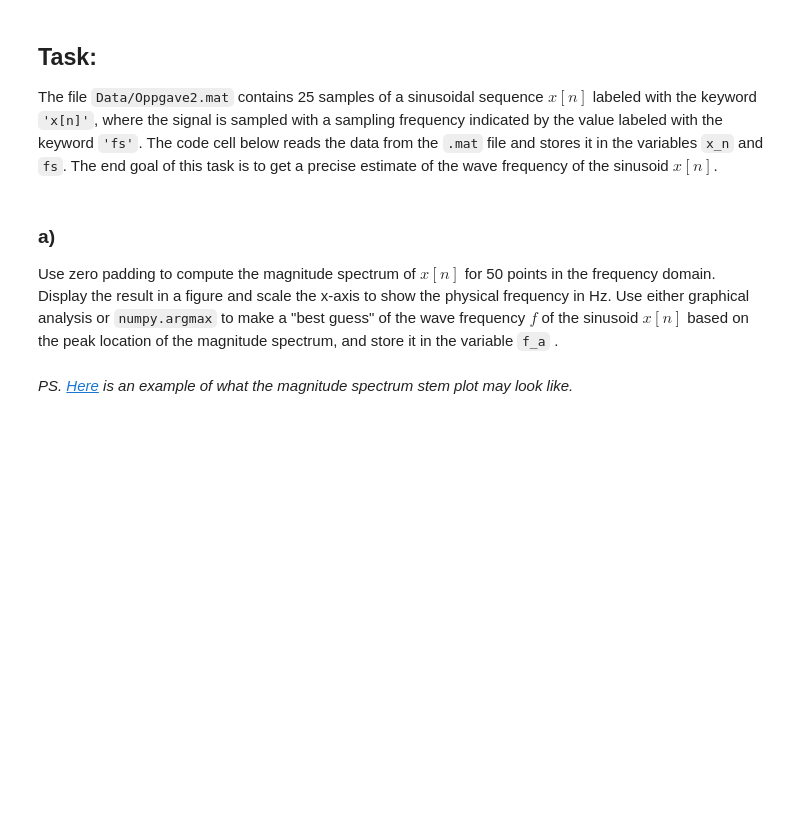
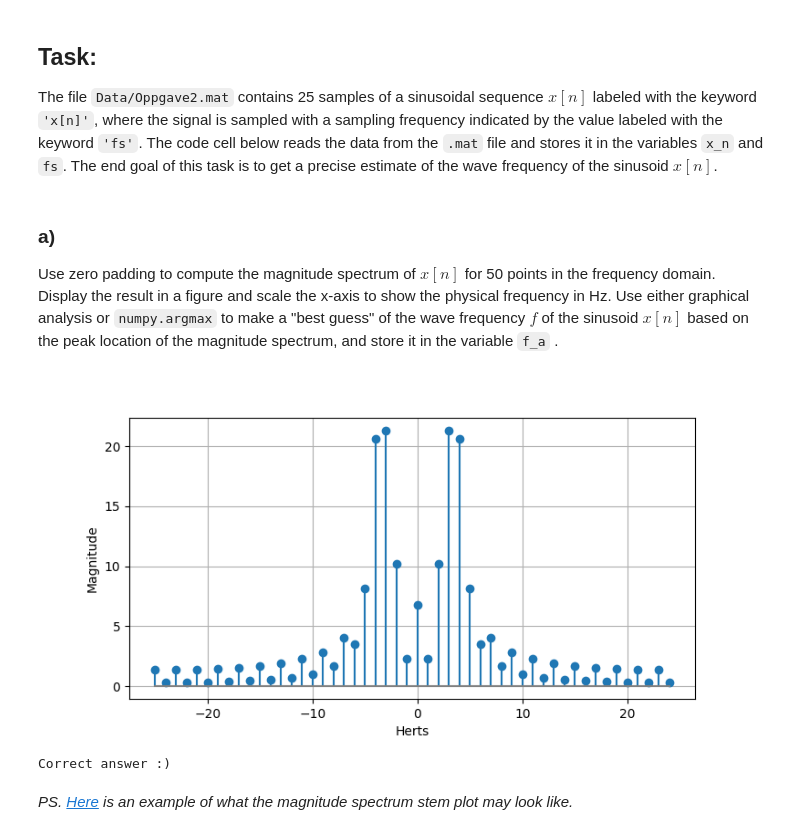
Before and after one commit to hanurd25/AIS2201_Exercises, a Jupyter notebook: Exercise_5/Problem2.ipynb, the cells around one changed output. Cells and saved outputs as stored; diff of their text form; code cells hidden in the pictures; blank space fills up the shorter version.

```diff
--- a/Exercise_5/Problem2.ipynb
+++ b/Exercise_5/Problem2.ipynb
@@ -96,7 +96,7 @@ Filen `Datafiler/Oppgave2.mat` inneholder 25 sampler av en sinussekvens $x[n]$ m
 -->
 # %%
 data = loadmat('Data/Oppgave2.mat', squeeze_me=True)
-x_n = data['x[n]']
+xn = data['x[n]']
 fs = data['fs']
 # %% [markdown]
 ### a)
@@ -111,7 +109,32 @@ Bruk zero padding til å regne ut frekvensinnholdet til $x_2[n]$ for 50 punkter
+# %%
+# WRITE YOUR CODE IN THIS CELL:
+paddingLength = 50
+
+Xm = np.fft.fft(xn, n=paddingLength)
+
+magnitude = np.abs(Xm)
+
+frequencies = np.fft.fftfreq(paddingLength, d=1/fs)
+
+indexOfPeak = np.argmax(magnitude)
+f_a = frequencies[indexOfPeak]
+
+
+# Plot the magnitude spectrum
+plt.figure(figsize=(8, 4))
+plt.stem(frequencies, magnitude, linefmt='-', markerfmt='o', basefmt='grey')
+plt.xlabel("Herts")
+plt.ylabel("Magnitude")
+plt.grid(True)
+plt.show()
+# %% [output]
+[figure, added]
 # %%
 from hashlib import sha1
 assert sha1(str(int(f_a)).encode('utf-8')+b'78f94').hexdigest() == '069b3a936508d54303c329e1f066417ccc1045c8', 'Wrong answer :('
 print('Correct answer :)')
+# %% [output]
+Correct answer :)
 # %% [markdown]
 *PS. [Here](Figurer/task2a_sol.png) is an example of what the magnitude spectrum stem plot may look like.*
 # %% [markdown]
```
Also changed, not shown: parts of 3 cells of this notebook, 7 other files.
